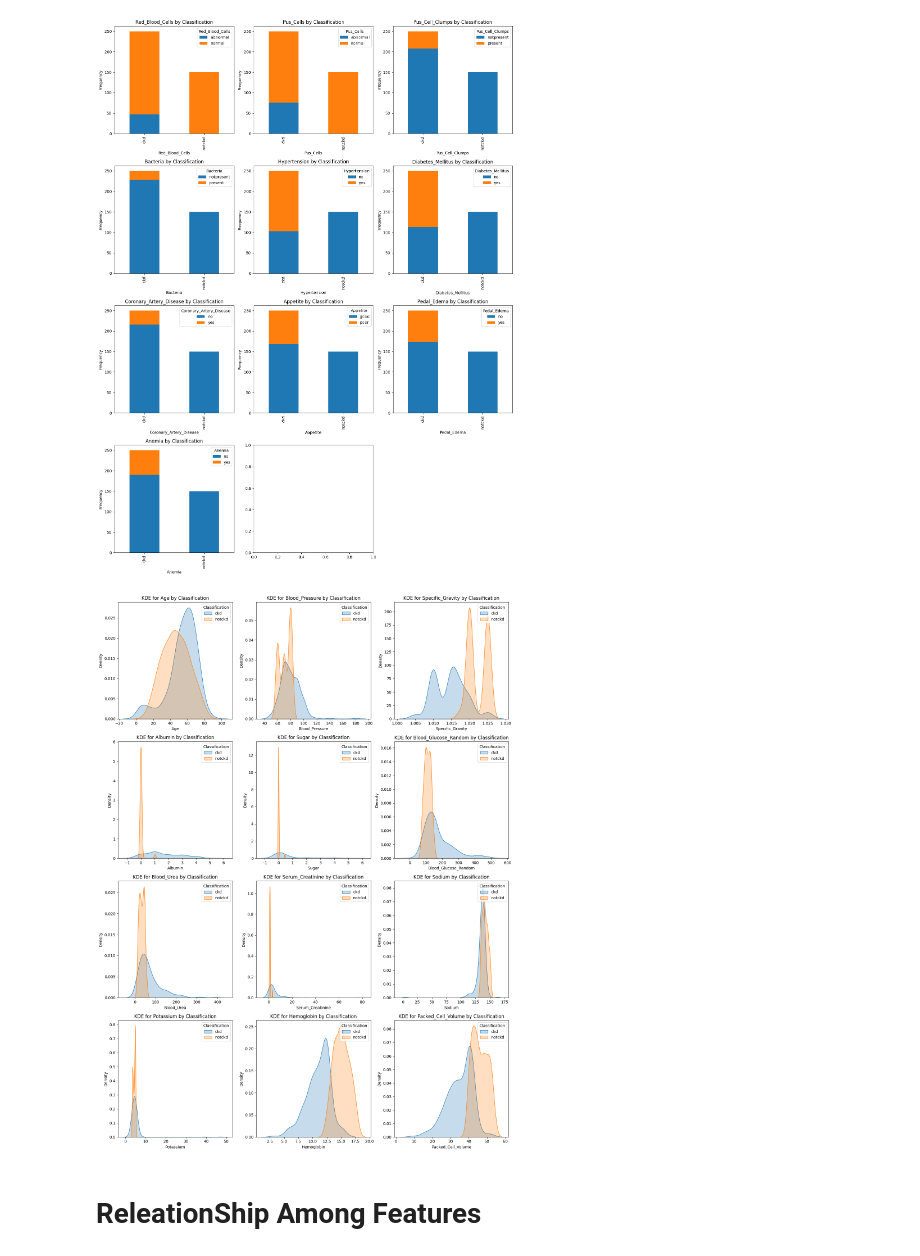
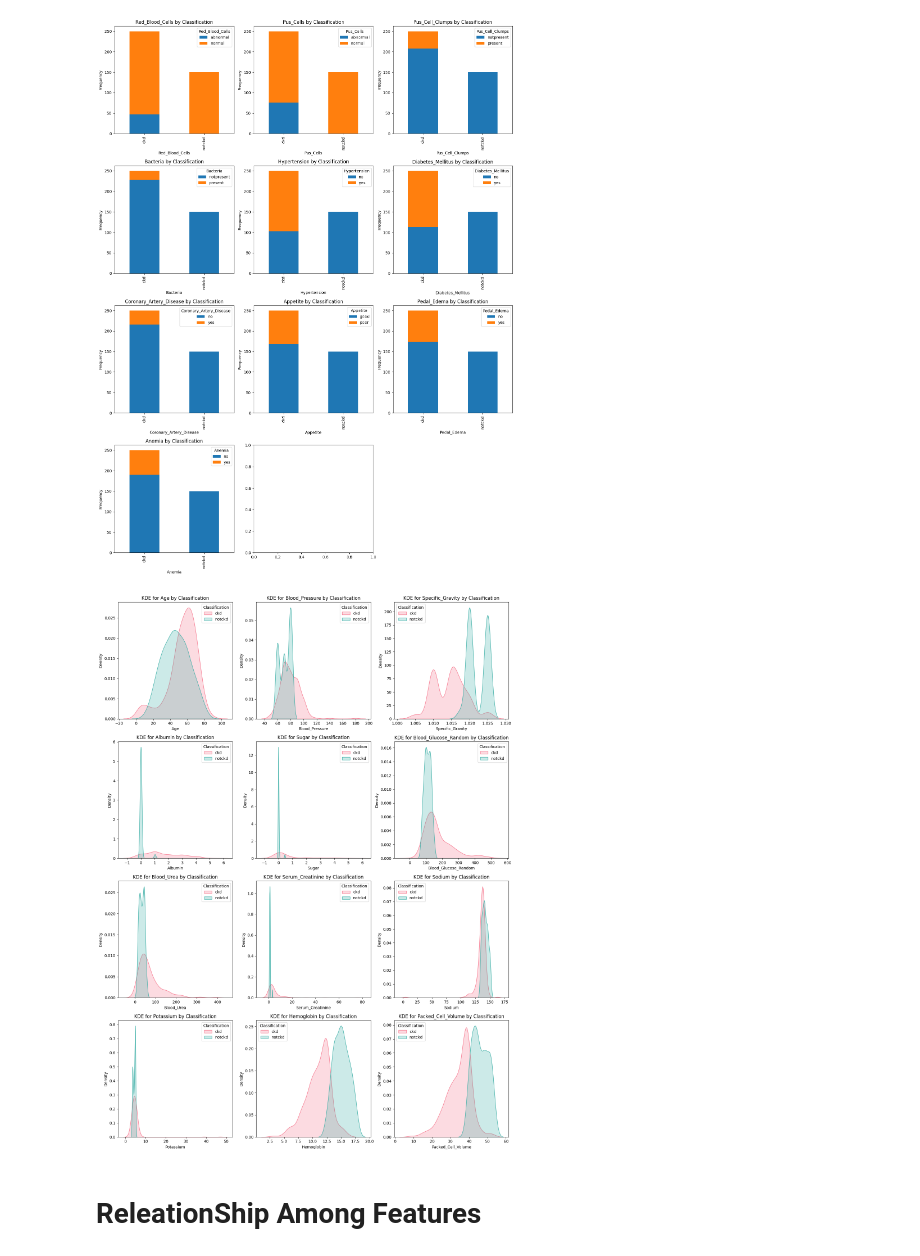
Before and after one commit to MUHAMMADALIAFZAL/Data_Science_Project_kidney_disease_Classification, a Jupyter notebook: Project_Code_CKD_Classification.ipynb, the cells around one changed output. Drawn from its saved outputs; the diff is of its cells as text; code cells hidden in the pictures.

```diff
--- a/Project_Code_CKD_Classification.ipynb
+++ b/Project_Code_CKD_Classification.ipynb
@@ -340,35 +341,37 @@ plt.show()
 # %% [output]
 [figure]
 # %%
-# Corrected KDE plots for numerical variables grouped by 'Classification'
+# Define a color palette
+palette = sns.color_palette("husl", n_colors=dataframe['Classification'].nunique())
 
 fig, axes = plt.subplots(num_rows, num_cols, figsize=(15, num_rows * 5))
 axes = axes.flatten()
 
 # Plot KDE plots for each numerical column grouped by 'Classification'
 for i, col in enumerate(numerical_columns):
     if i < len(axes):  # Ensure we don't exceed the number of axes
-        for classification in dataframe['Classification'].unique():
+        for j, classification in enumerate(dataframe['Classification'].unique()):
             sns.kdeplot(
                 data=dataframe[dataframe['Classification'] == classification],
                 x=col,
                 ax=axes[i],
                 fill=True,
-                label=classification
+                label=classification,
+                color=palette[j]  # Assign a distinct color from the palette
             )
         axes[i].set_title(f'KDE for {col} by Classification')
         axes[i].set_xlabel(col)
         axes[i].set_ylabel('Density')
         axes[i].legend(title='Classification')
 
 # Remove any unused subplots
 for j in range(len(numerical_columns), len(axes)):
     fig.delaxes(axes[j])
 
 plt.tight_layout()
 plt.show()
 # %% [output]
-[figure, old version]
+[figure, new version]
 # %% [markdown]
 # ReleationShip Among Features
 # %%
```
Also changed, not shown: parts of 23 cells of this notebook.
